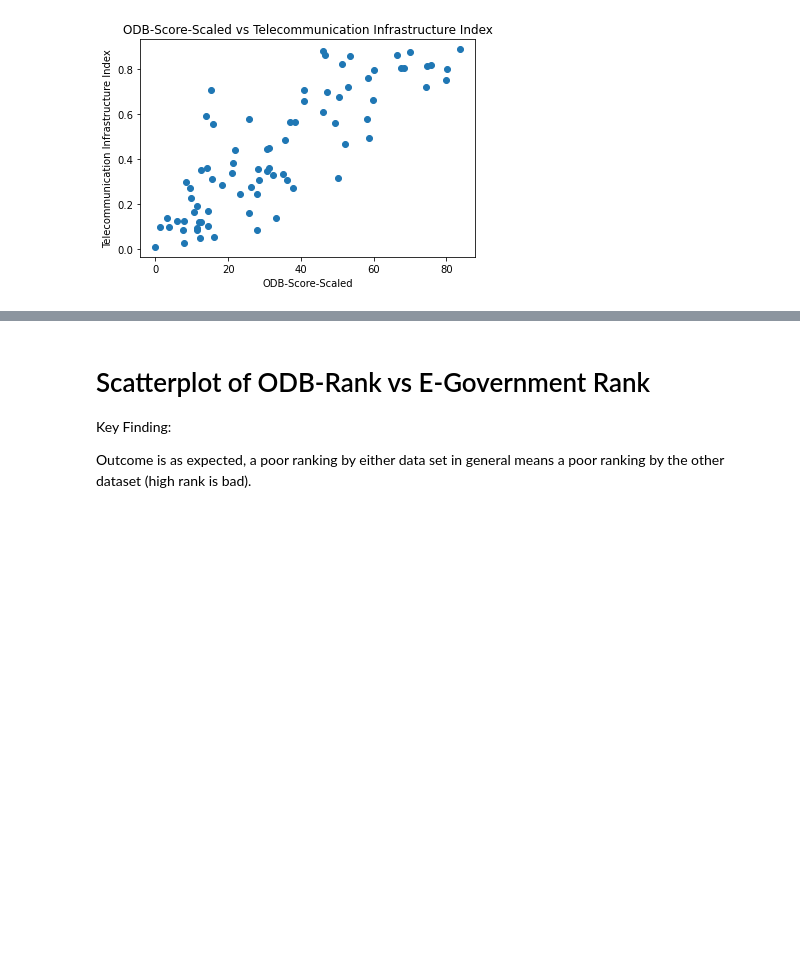
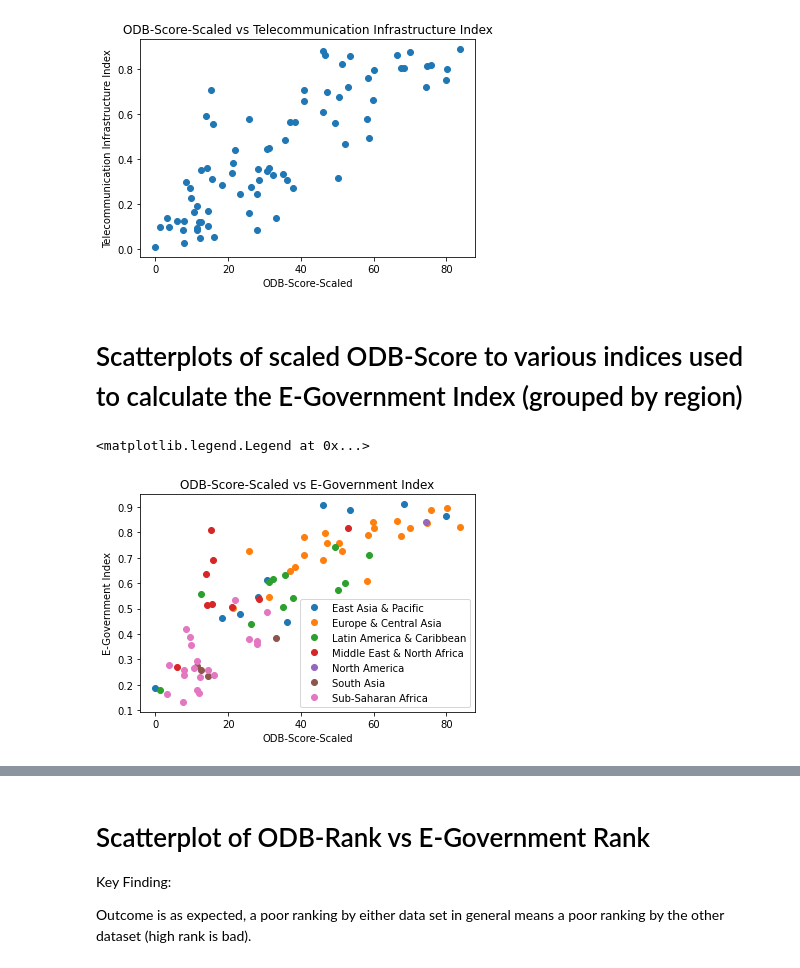
Before and after one commit to kreetigulati/Egovernance_and_OpenData, a Jupyter notebook: Norman/OpenDataOctopiProject-2014Merged.ipynb, the cells around one changed output, grey strips where cells are left out. Drawn from its saved outputs; the diff is of its cells as text; code cells hidden in the pictures; blank space fills up the shorter version.

Commit message:
Added more regional scatterplots

```diff
--- a/Norman/OpenDataOctopiProject-2014Merged.ipynb
+++ b/Norman/OpenDataOctopiProject-2014Merged.ipynb
@@ -220,3 +220,17 @@ plt.ylabel('Telecommunication Infrastructure Index')
 # %% [output]
 Text(0, 0.5, 'Telecommunication Infrastructure Index')
 [figure]
+# %% [markdown]
+# Scatterplots of scaled ODB-Score to various indices used to calculate the E-Government Index (grouped by region)
+# %%
+groups = merged2014.groupby("Region")
+for name, group in groups:
+    plt.plot(group["ODB-Score-Scaled"], group["E-Government Index"], marker="o", linestyle="", label=name)
+
+plt.title('ODB-Score-Scaled vs E-Government Index')
+plt.xlabel('ODB-Score-Scaled')
+plt.ylabel('E-Government Index')
+plt.legend()
+# %% [output]
+<matplotlib.legend.Legend at 0x...>
+[figure, added]
```
Also changed, not shown: parts of 7 cells of this notebook.
